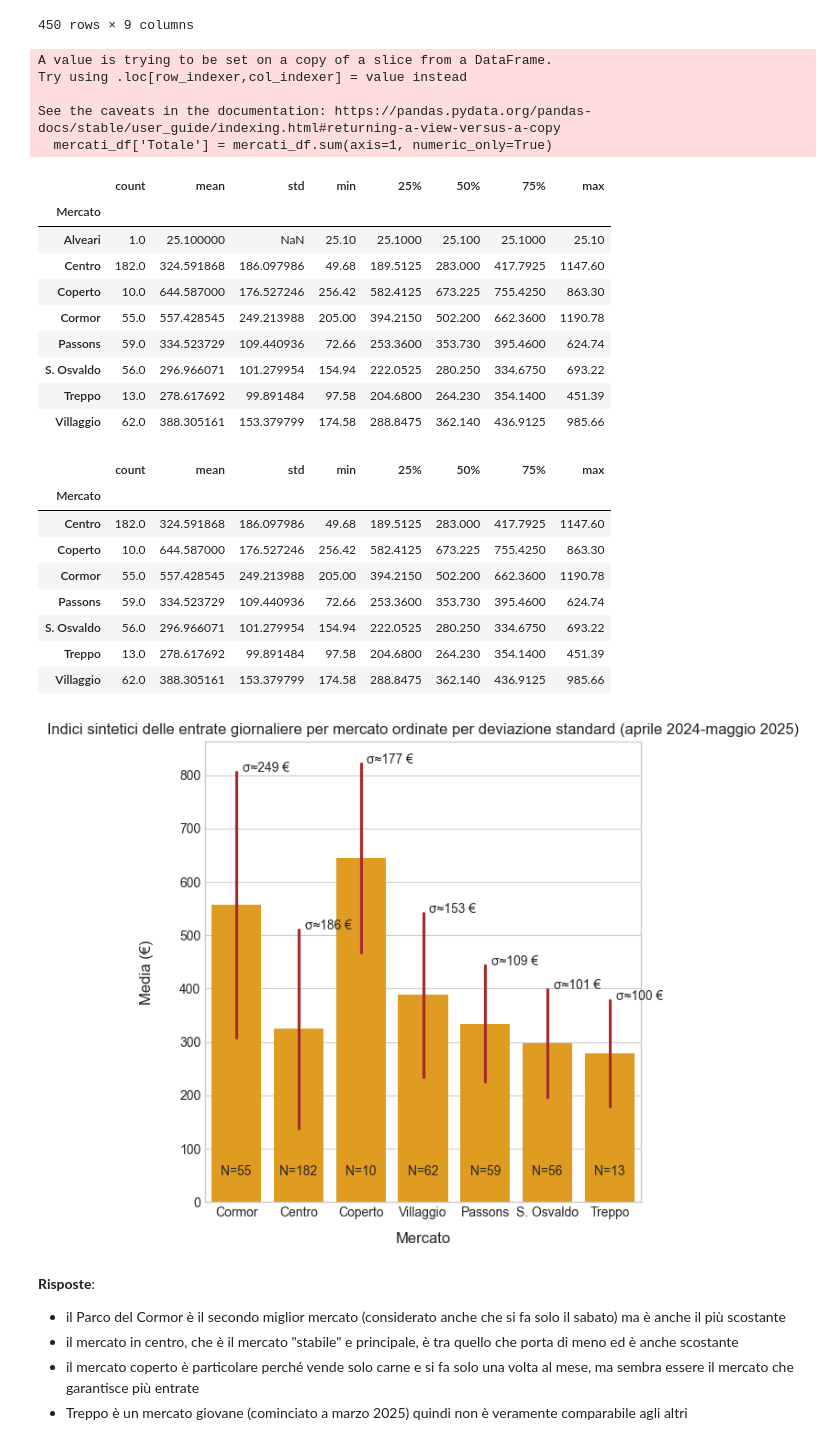
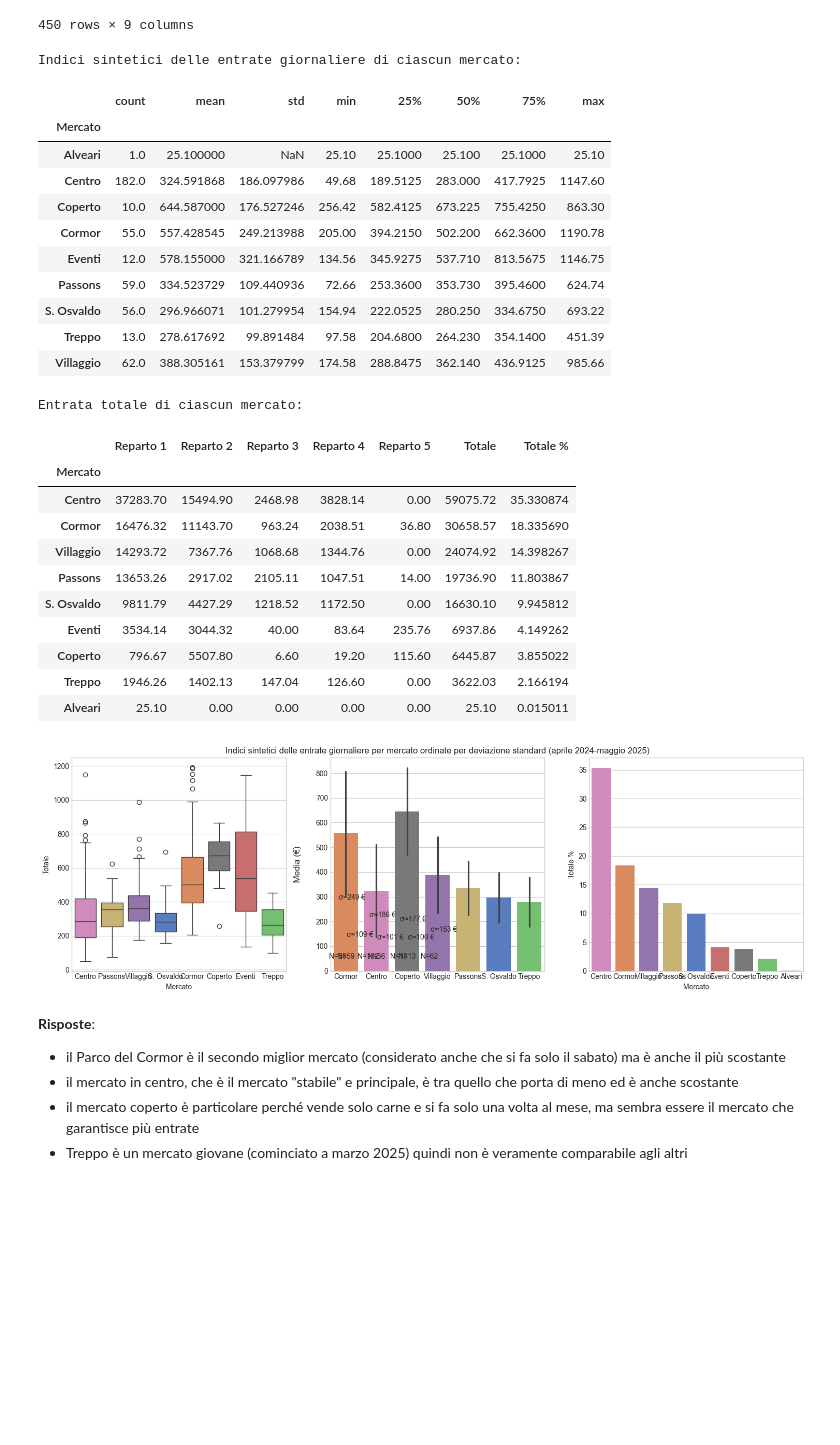
Before and after one commit to panda-with-issues/Fond-Scienze-dei-Dati-progetto, a Jupyter notebook: analisi_corrispettivi_la_di_cjastelan.ipynb, the cells around one changed output. Drawn from its saved outputs; the diff is of its cells as text; code cells hidden in the pictures; blank space fills up the shorter version.

```diff
--- a/analisi_corrispettivi_la_di_cjastelan.ipynb
+++ b/analisi_corrispettivi_la_di_cjastelan.ipynb
@@ -1666,62 +1668,72 @@ mercati_df
 450 rows × 9 columns
 # %%
 # Adesso possiamo cominciare ad aggregare
+mercati_df['Totale'] = mercati_df.sum(axis=1, numeric_only=True)
 
-# Escludiamo gli eventi
-mercati_df = mercati_df[ mercati_df['Mercato'] != 'Eventi' ]
-mercati_df['Totale'] = mercati_df.sum(axis=1, numeric_only=True)
+print('Indici sintetici delle entrate giornaliere di ciascun mercato:')
 mercati_df.groupby('Mercato')['Totale'].describe()
 # %% [output]
-A value is trying to be set on a copy of a slice from a DataFrame.
-Try using .loc[row_indexer,col_indexer] = value instead
-
-See the caveats in the documentation: https://pandas.pydata.org/pandas-docs/stable/user_guide/indexing.html#returning-a-view-versus-a-copy
-  mercati_df['Totale'] = mercati_df.sum(axis=1, numeric_only=True)
+Indici sintetici delle entrate giornaliere di ciascun mercato:
 |  | count | mean | std | min | 25% | 50% | 75% | max |
 | Mercato |  |  |  |  |  |  |  |  |
 | Alveari | 1.0 | 25.100000 | NaN | 25.10 | 25.1000 | 25.100 | 25.1000 | 25.10 |
 | Centro | 182.0 | 324.591868 | 186.097986 | 49.68 | 189.5125 | 283.000 | 417.7925 | 1147.60 |
 | Coperto | 10.0 | 644.587000 | 176.527246 | 256.42 | 582.4125 | 673.225 | 755.4250 | 863.30 |
 | Cormor | 55.0 | 557.428545 | 249.213988 | 205.00 | 394.2150 | 502.200 | 662.3600 | 1190.78 |
+| Eventi | 12.0 | 578.155000 | 321.166789 | 134.56 | 345.9275 | 537.710 | 813.5675 | 1146.75 |
 | Passons | 59.0 | 334.523729 | 109.440936 | 72.66 | 253.3600 | 353.730 | 395.4600 | 624.74 |
 | S. Osvaldo | 56.0 | 296.966071 | 101.279954 | 154.94 | 222.0525 | 280.250 | 334.6750 | 693.22 |
 | Treppo | 13.0 | 278.617692 | 99.891484 | 97.58 | 204.6800 | 264.230 | 354.1400 | 451.39 |
 | Villaggio | 62.0 | 388.305161 | 153.379799 | 174.58 | 288.8475 | 362.140 | 436.9125 | 985.66 |
 # %%
-# escludiamo anche gli Alveari visto che abbiamo solo un'entry
-mercati_df = mercati_df[ mercati_df['Mercato'] != 'Alveari' ]
-mercati_sintesi = mercati_df.groupby('Mercato')['Totale'].describe()
-mercati_sintesi
+# Guardiamo gli indici solo dei mercati periodici, escludiamo anche gli Alveari visto che abbiamo solo un'entry
+mercati_periodici = mercati_df[ (mercati_df['Mercato'] != 'Alveari') & (mercati_df['Mercato'] != 'Eventi')]
+mercati_sintesi = mercati_periodici.groupby('Mercato')['Totale'].describe().sort_values('std', ascending=False)
+mercati_tot = mercati_df.groupby('Mercato').sum(numeric_only=True)
+mercati_tot['Totale %'] = mercati_tot['Totale'] / mercati_tot['Totale'].sum() * 100
+mercati_tot.sort_values('Totale', ascending=False, inplace=True)
+
+print('Entrata totale di ciascun mercato:')
+mercati_tot
 # %% [output]
+Entrata totale di ciascun mercato:
-|  | count | mean | std | min | 25% | 50% | 75% | max |
-| Mercato |  |  |  |  |  |  |  |  |
-| Centro | 182.0 | 324.591868 | 186.097986 | 49.68 | 189.5125 | 283.000 | 417.7925 | 1147.60 |
-| Coperto | 10.0 | 644.587000 | 176.527246 | 256.42 | 582.4125 | 673.225 | 755.4250 | 863.30 |
-| Cormor | 55.0 | 557.428545 | 249.213988 | 205.00 | 394.2150 | 502.200 | 662.3600 | 1190.78 |
-| Passons | 59.0 | 334.523729 | 109.440936 | 72.66 | 253.3600 | 353.730 | 395.4600 | 624.74 |
-| S. Osvaldo | 56.0 | 296.966071 | 101.279954 | 154.94 | 222.0525 | 280.250 | 334.6750 | 693.22 |
-| Treppo | 13.0 | 278.617692 | 99.891484 | 97.58 | 204.6800 | 264.230 | 354.1400 | 451.39 |
-| Villaggio | 62.0 | 388.305161 | 153.379799 | 174.58 | 288.8475 | 362.140 | 436.9125 | 985.66 |
+|  | Reparto 1 | Reparto 2 | Reparto 3 | Reparto 4 | Reparto 5 | Totale | Totale % |
+| Mercato |  |  |  |  |  |  |  |
+| Centro | 37283.70 | 15494.90 | 2468.98 | 3828.14 | 0.00 | 59075.72 | 35.330874 |
+| Cormor | 16476.32 | 11143.70 | 963.24 | 2038.51 | 36.80 | 30658.57 | 18.335690 |
+| Villaggio | 14293.72 | 7367.76 | 1068.68 | 1344.76 | 0.00 | 24074.92 | 14.398267 |
+| Passons | 13653.26 | 2917.02 | 2105.11 | 1047.51 | 14.00 | 19736.90 | 11.803867 |
+| S. Osvaldo | 9811.79 | 4427.29 | 1218.52 | 1172.50 | 0.00 | 16630.10 | 9.945812 |
+| Eventi | 3534.14 | 3044.32 | 40.00 | 83.64 | 235.76 | 6937.86 | 4.149262 |
+| Coperto | 796.67 | 5507.80 | 6.60 | 19.20 | 115.60 | 6445.87 | 3.855022 |
+| Treppo | 1946.26 | 1402.13 | 147.04 | 126.60 | 0.00 | 3622.03 | 2.166194 |
+| Alveari | 25.10 | 0.00 | 0.00 | 0.00 | 0.00 | 25.10 | 0.015011 |
 # %%
-plt.figure(figsize=(6, 6))
-sns.barplot(mercati_df, x='Mercato', y ='Totale', errorbar='sd', color=barplot_palette[0],
-            order=mercati_sintesi.sort_values('std', ascending=False).index,
-            err_kws={'color': barplot_palette[2]})
-ax = plt.gca()
+mercati_palette = {key:val for key, val in zip(set(mercati_map.values()), sns.color_palette('muted', len(set(mercati_map.values()))))}
+fig, axes = plt.subplots(1, 3, figsize=(15, 5))
 
-ax.set_title('Indici sintetici delle entrate giornaliere per mercato ordinate per deviazione standard (aprile 2024-maggio 2025)')
-ax.set_ylabel('Media (€)', fontsize=12, labelpad=20)
-ax.set_xlabel(ax.xaxis.get_label_text(), fontsize=12, labelpad=10)
+ax_box = axes[0]
+sns.boxplot(mercati_df[ mercati_df['Mercato'] != 'Alveari'], x='Mercato', y='Totale', hue='Mercato', palette=mercati_palette, ax=ax_box)
+
+ax_media = axes[1]
+sns.barplot(mercati_periodici, x='Mercato', y ='Totale', hue='Mercato', errorbar='sd', order=mercati_sintesi.index, palette=mercati_palette, ax= ax_media)
+
+ax_media.set_title('Indici sintetici delle entrate giornaliere per mercato ordinate per deviazione standard (aprile 2024-maggio 2025)')
+ax_media.set_ylabel('Media (€)', fontsize=12, labelpad=20)
+ax_media.set_xlabel(ax.xaxis.get_label_text(), fontsize=12, labelpad=10)
 
 # annoto la cardinalità
-for bar, count, std in zip(ax.patches, mercati_sintesi.sort_values('std', ascending=False)['count'], mercati_sintesi['std'].sort_values(ascending=False)):
-    ax.annotate(f'N={count:.0f}', xy=(bar.get_x()+bar.get_width()/2, 50), ha='center')
-    ax.annotate(f'σ≈{std:.0f} €', xy=(bar.get_x()+bar.get_width()*1.25/2, bar.get_height() + std), ha='left')
+for bar, count, std in zip(ax.patches, mercati_sintesi['count'], mercati_sintesi['std']):
+    ax_media.annotate(f'N={count:.0f}', xy=(bar.get_x()+bar.get_width()/2, 50), ha='center')
+    ax_media.annotate(f'σ≈{std:.0f} €', xy=(bar.get_x()+bar.get_width()*1.25/2, bar.get_height() + std), ha='left')
+
+ax_tot = axes[2]
+sns.barplot(mercati_tot, x='Mercato', hue='Mercato', y='Totale %', palette=mercati_palette)
 
 plt.tight_layout()
 plt.show()
 # %% [output]
-[figure, old version]
+[figure, new version]
 # %% [markdown]
 **Risposte**:
 - il Parco del Cormor è il secondo miglior mercato (considerato anche che si fa solo il sabato) ma è anche il più scostante
```
Also changed, not shown: parts of 4 cells of this notebook, 1 other file.
